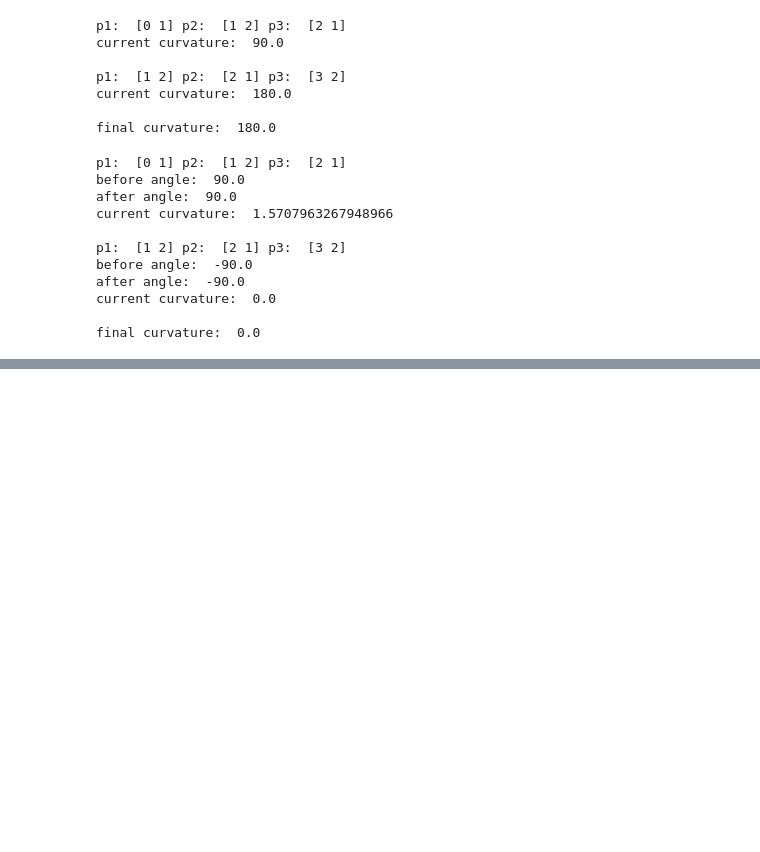
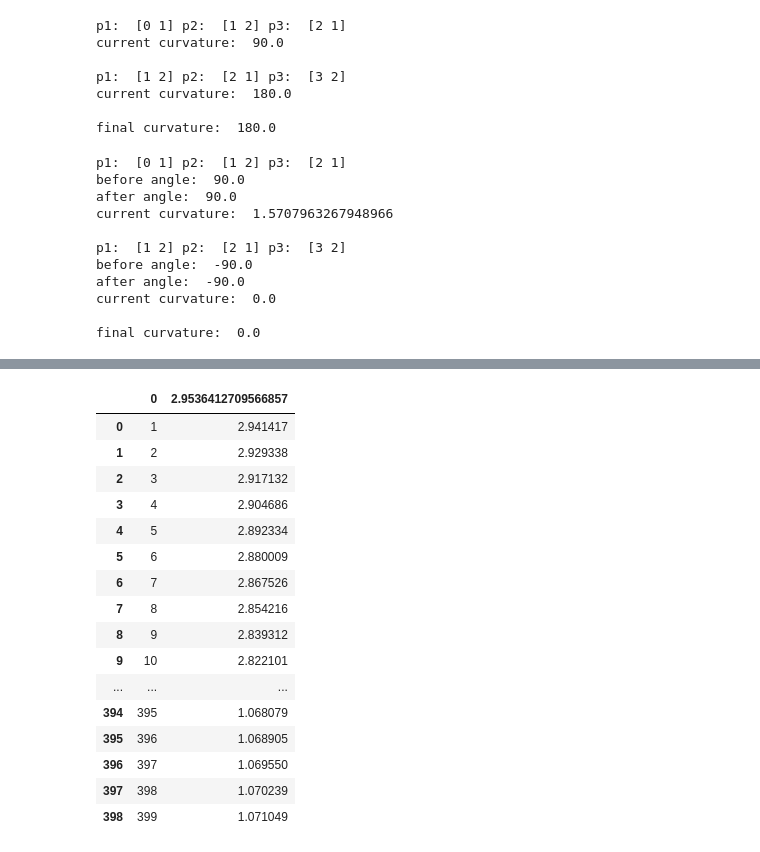
Before and after one commit to AIRLab-POLIMI/local_planning_performance_modelling, a Jupyter notebook: notebooks/smoothness.ipynb, the cells around one changed output, grey strips where cells are left out. Cells and saved outputs as stored; diff of their text form; code cells hidden in the pictures; blank space fills up the shorter version.

```diff
--- a/notebooks/smoothness.ipynb
+++ b/notebooks/smoothness.ipynb
@@ -97,0 +157,20 @@ final curvature:  0.0
+# %%
+distance_df_1
+# %% [output]
+|  | 0 | 2.9536412709566857 |
+| 0 | 1 | 2.941417 |
+| 1 | 2 | 2.929338 |
+| 2 | 3 | 2.917132 |
+| 3 | 4 | 2.904686 |
+| 4 | 5 | 2.892334 |
+| 5 | 6 | 2.880009 |
+| 6 | 7 | 2.867526 |
+| 7 | 8 | 2.854216 |
+| 8 | 9 | 2.839312 |
+| 9 | 10 | 2.822101 |
+| ... | ... | ... |
+| 394 | 395 | 1.068079 |
+| 395 | 396 | 1.068905 |
+| 396 | 397 | 1.069550 |
+| 397 | 398 | 1.070239 |
+| 398 | 399 | 1.071049 |
```
Also changed, not shown: parts of 7 cells of this notebook, 3 other files.
